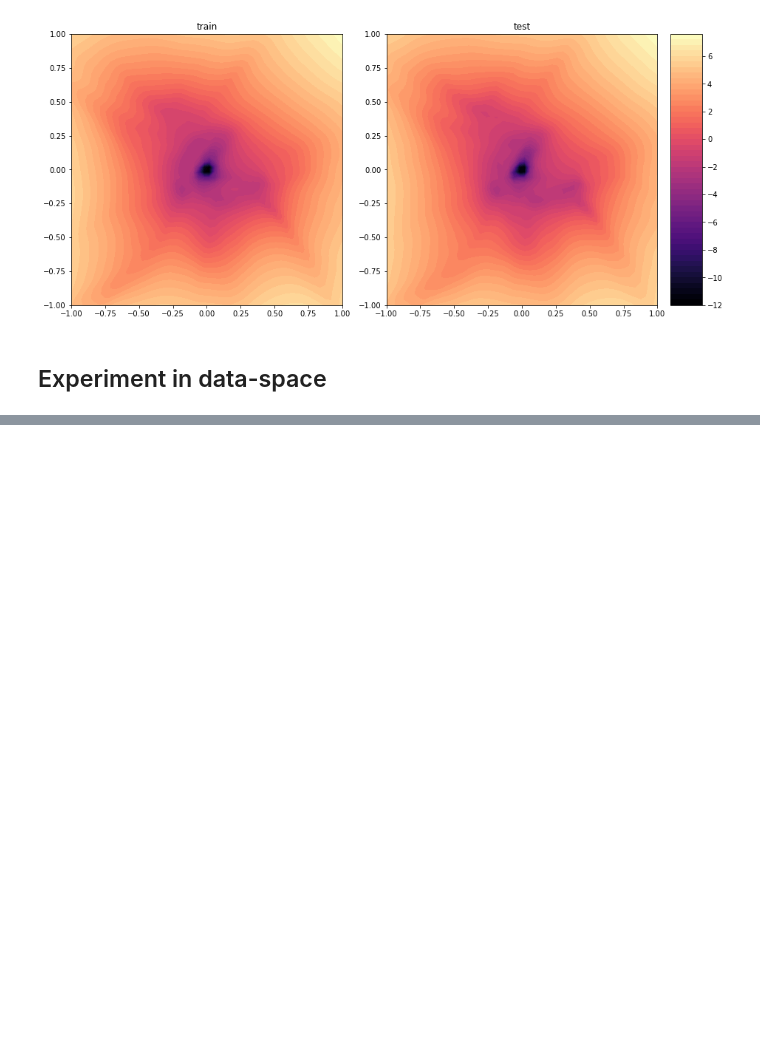
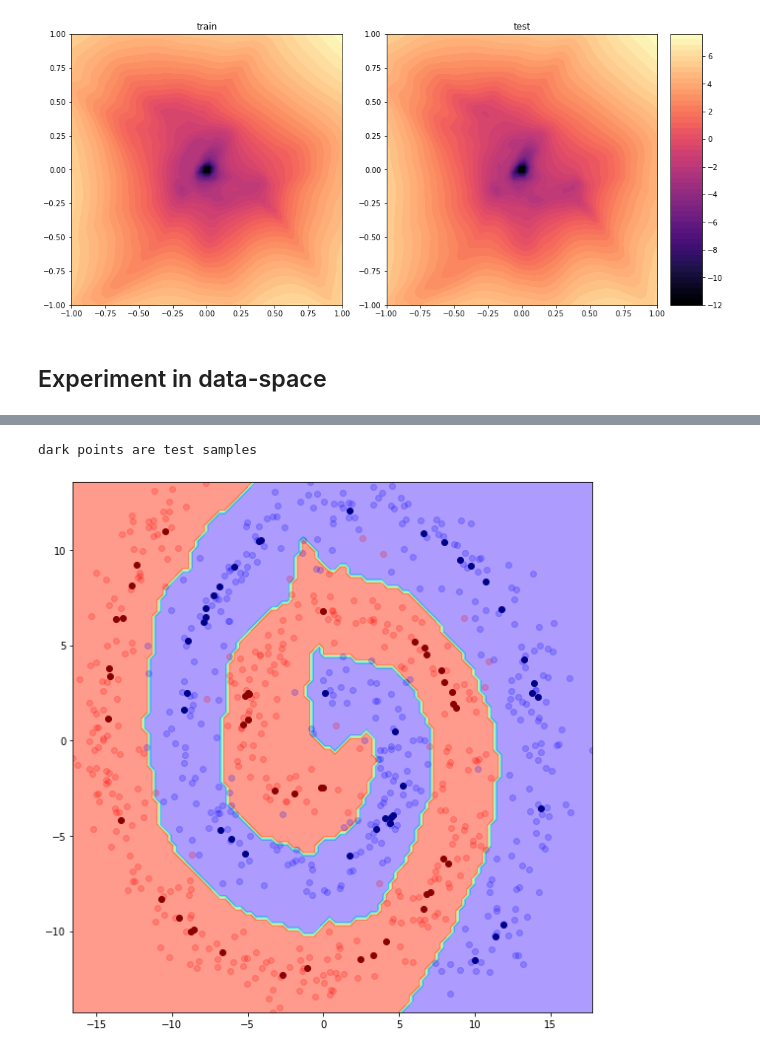
Before and after one commit to Burt360/loss-surfaces-in-data, a Jupyter notebook: swissroll.ipynb, the cells around one changed output, grey strips where cells are left out. Saved outputs shown, nothing was run; the diff lists cells and outputs as text; code cells hidden in the pictures; blank space fills up the shorter version.

```diff
--- a/swissroll.ipynb
+++ b/swissroll.ipynb
@@ -451,0 +549,7 @@ dir0.norm(dim=dim), train_set[:][0].norm(dim=dim)
+# %%
+steps = 0.1, 0.1
+perturbed_dataset = get_perturbed_dataset(train_set, dirs, steps)
+plot_decision_boundary(model, perturbed_dataset, test_set)
+# %% [output]
+dark points are test samples
+[figure, added]
```
Also changed, not shown: parts of 11 cells of this notebook.
